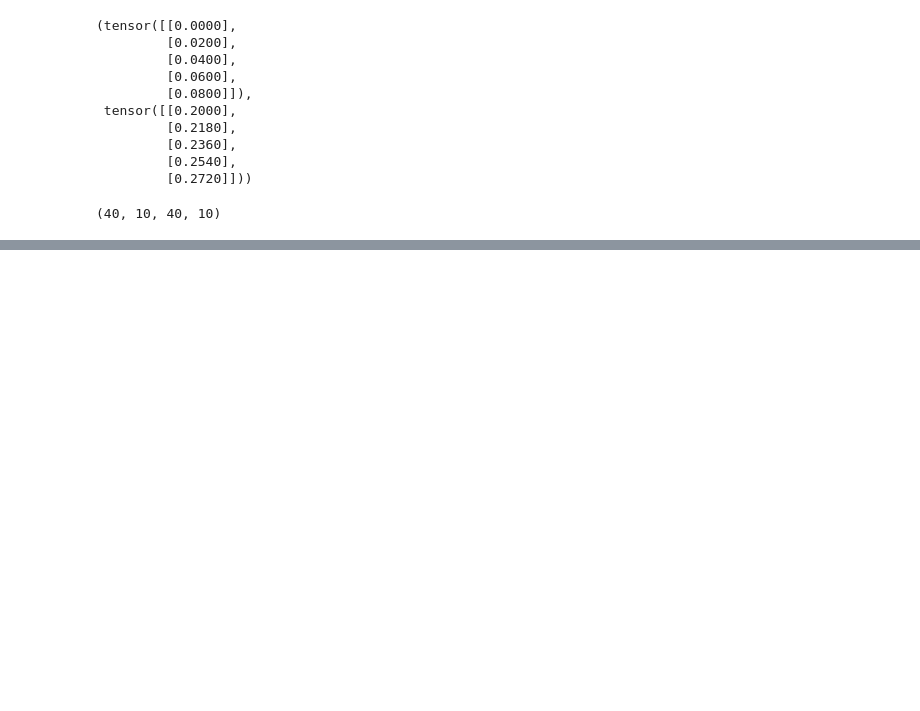
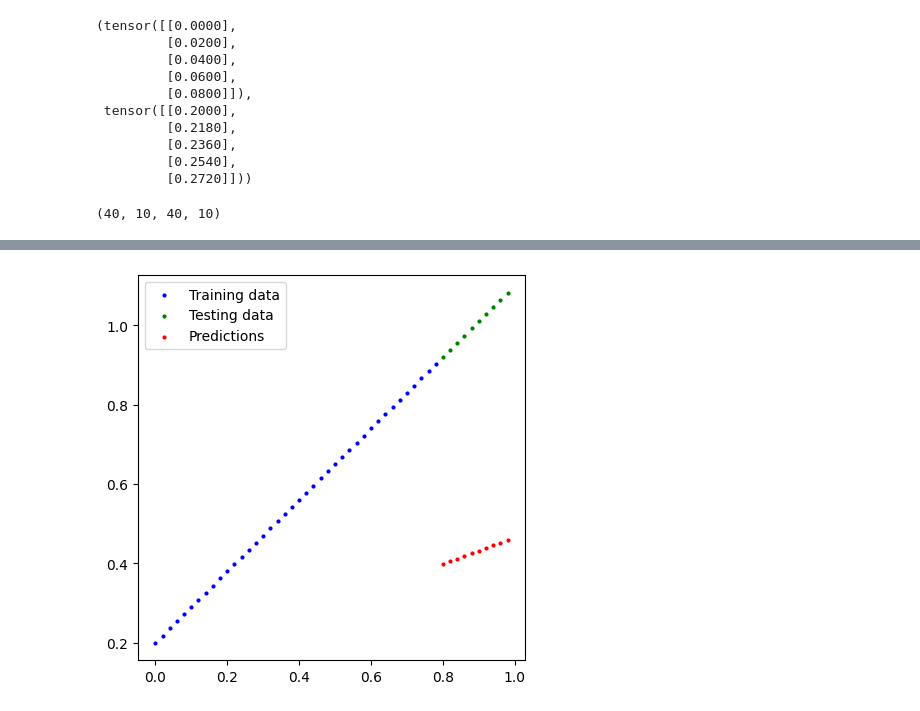
Before and after one commit to ZackFairMoaz/Machine-Learning, a Jupyter notebook: Deep Learning/PyTorch Basics/2-Introduction_to_PyTorch_Workflow.ipynb, the cells around one changed output, grey strips where cells are left out. Saved outputs shown, nothing was run; the diff lists cells and outputs as text; code cells hidden in the pictures; blank space fills up the shorter version.

```diff
--- a/Deep Learning/PyTorch Basics/2-Introduction_to_PyTorch_Workflow.ipynb
+++ b/Deep Learning/PyTorch Basics/2-Introduction_to_PyTorch_Workflow.ipynb
@@ -78,10 +99,14 @@ plot_prediction()
 
 class LinearRegressionModel(nn.Module): # we inherit nn.Module = base class for all models in PyTorch
     def __init__(self):
-        super.__init__() # track grad with require_grad
+        super().__init__() # track grad with require_grad
         self.weights = nn.Parameter(torch.randn(1, requires_grad=True, dtype = torch.float)) # not needed when copy from net
         self.bias = nn.Parameter(torch.randn(1, requires_grad=True, dtype = torch.float)) # not needed when copy from net
 
         # Forward Method to define computation in model
-        def forward(self, x:torch.Tensor) -> torch.Tensor: # Operation what model does
-            return self.weights * x + self.bias # Linear regression model
+    def forward(self, x:torch.Tensor) -> torch.Tensor: # Operation what model does
+        return self.weights * x + self.bias # Linear regression model
+# %%
+torch.manual_seed(42)
+model = LinearRegressionModel()
+model.state_dict()
@@ -87,0 +115,6 @@ class LinearRegressionModel(nn.Module): # we inherit nn.Module = base class for
+# %%
+# to check model predicitive power with inference mode
+
+with torch.inference_mode(): # Turns gradient tracking off (replacement for torch.no_grad)
+    pred = model(X_test)
+torch.hstack((pred, y_test))
@@ -87,0 +132,4 @@ class LinearRegressionModel(nn.Module): # we inherit nn.Module = base class for
+# %%
+plot_prediction(predictions=pred)
+# %% [output]
+[figure, added]
```
Also changed, not shown: parts of 21 cells of this notebook.
